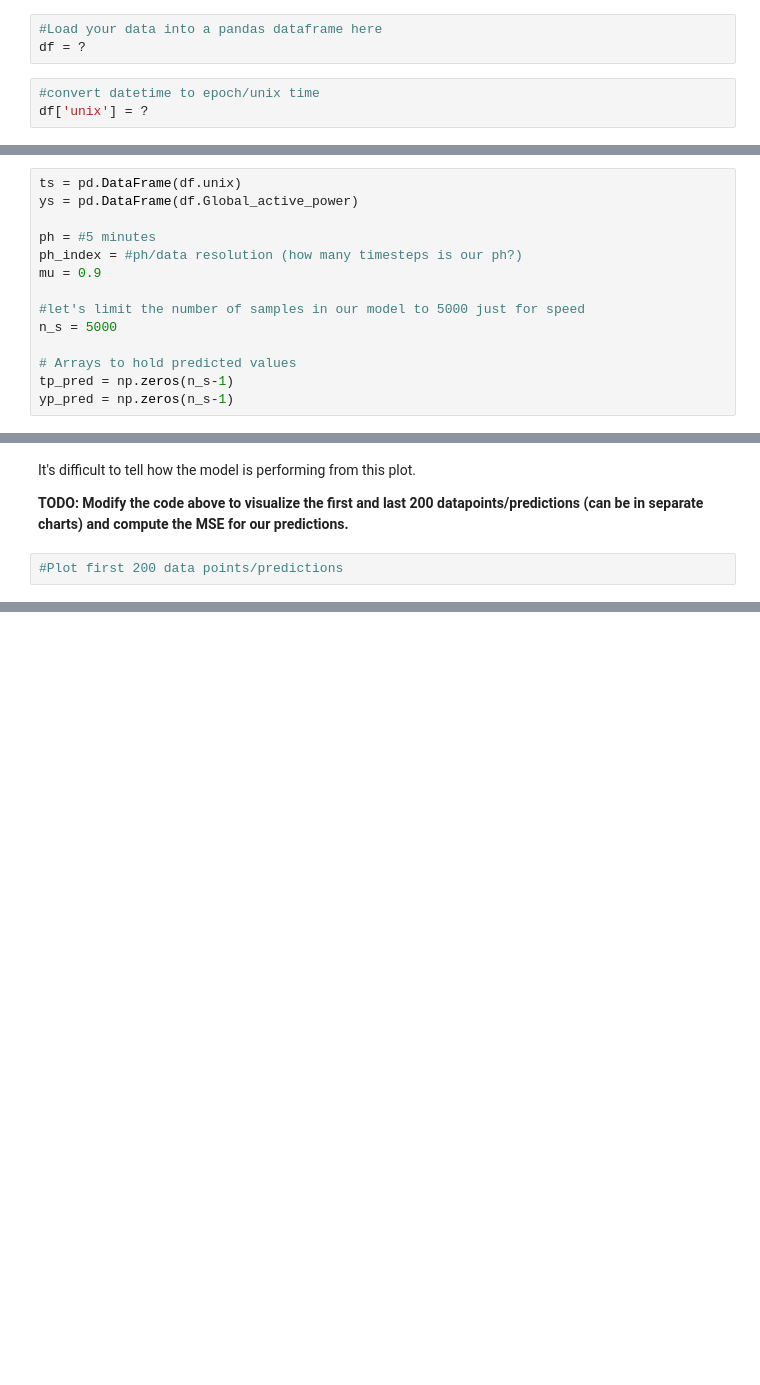
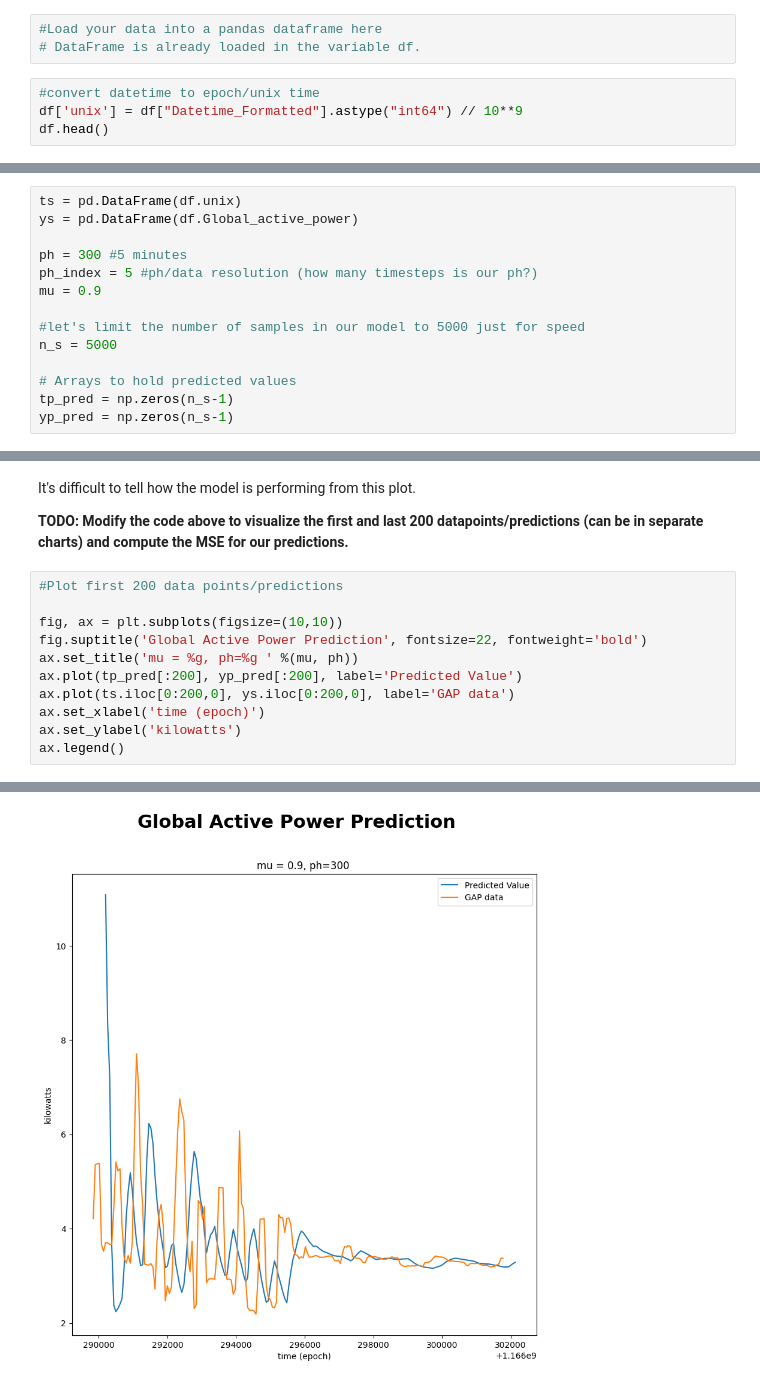
Before and after one commit to skshukla/aai-iot-linear-regression, a Jupyter notebook: Sachin_Assignment_3.ipynb, the cells around one changed output, grey strips where cells are left out. Saved outputs shown, nothing was run; the diff lists cells and outputs as text; blank space fills up the shorter version.

```diff
--- a/Sachin_Assignment_3.ipynb
+++ b/Sachin_Assignment_3.ipynb
@@ -34,7 +174,8 @@ We need to turn our datetime column into a numeric value to be used as a variabl
 **TODO: load your data and convert the datetime column into epoch/unix time**
 # %%
 #Load your data into a pandas dataframe here
-df = ?
+# DataFrame is already loaded in the variable df.
 # %%
 #convert datetime to epoch/unix time
-df['unix'] = ?
+df['unix'] = df["Datetime_Formatted"].astype("int64") // 10**9
+df.head()
@@ -54,8 +204,8 @@ A:
 ts = pd.DataFrame(df.unix)
 ys = pd.DataFrame(df.Global_active_power)
 
-ph = #5 minutes
-ph_index = #ph/data resolution (how many timesteps is our ph?)
+ph = 300 #5 minutes
+ph_index = 5 #ph/data resolution (how many timesteps is our ph?)
 mu = 0.9
 
 #let's limit the number of samples in our model to 5000 just for speed
@@ -116,3 +268,13 @@ It's difficult to tell how the model is performing from this plot.
 **TODO: Modify the code above to visualize the first and last 200 datapoints/predictions (can be in separate charts) and compute the MSE for our predictions.**
 # %%
 #Plot first 200 data points/predictions
+
+fig, ax = plt.subplots(figsize=(10,10))
+fig.suptitle('Global Active Power Prediction', fontsize=22, fontweight='bold')
+ax.set_title('mu = %g, ph=%g ' %(mu, ph))
+ax.plot(tp_pred[:200], yp_pred[:200], label='Predicted Value')
+ax.plot(ts.iloc[0:200,0], ys.iloc[0:200,0], label='GAP data')
+ax.set_xlabel('time (epoch)')
+ax.set_ylabel('kilowatts')
+ax.legend()
+# %% [output]
@@ -119,2 +282,3 @@ It's difficult to tell how the model is performing from this plot.
+[figure, added]
 # %%
 #Plot last 200 data points/predictions
```
Also changed, not shown: parts of 43 cells of this notebook.
